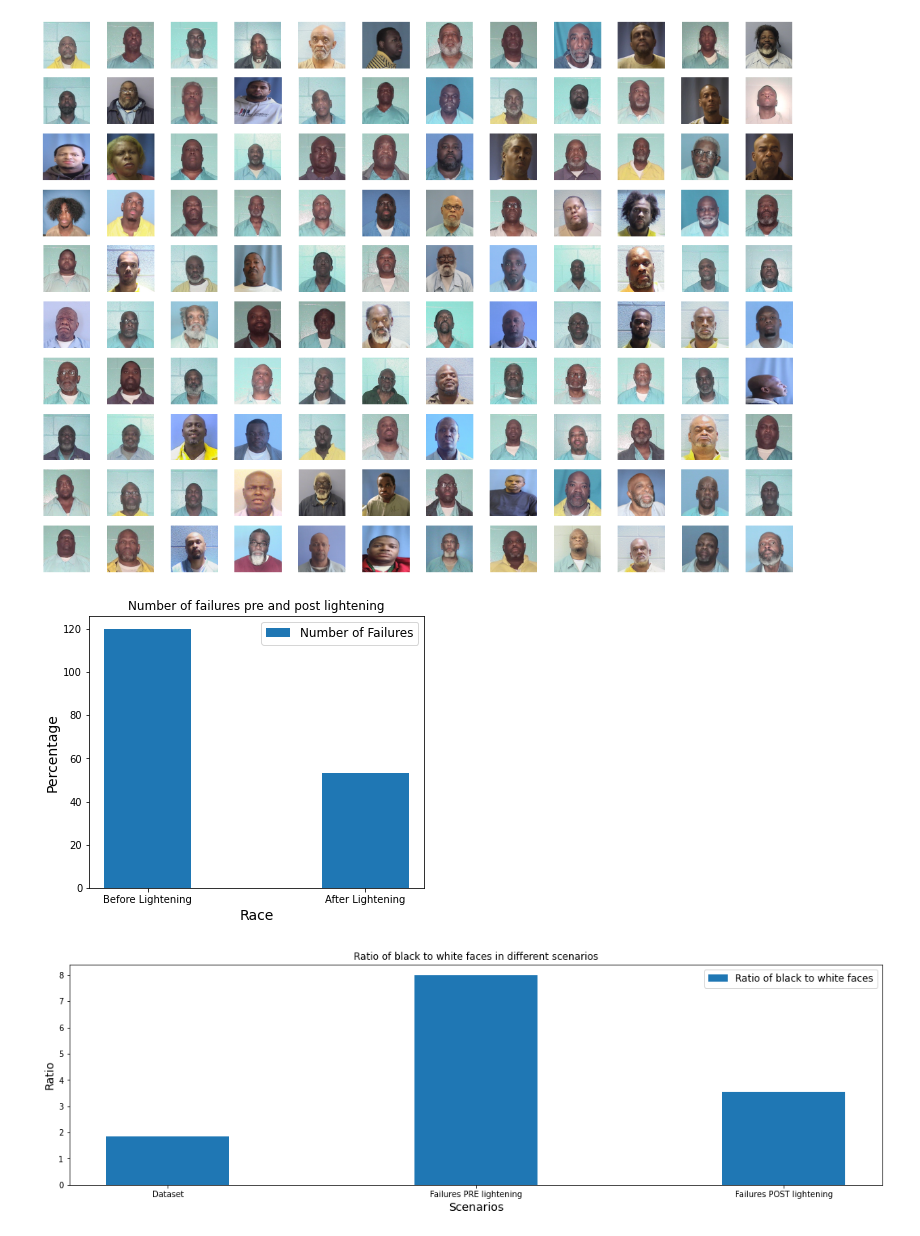
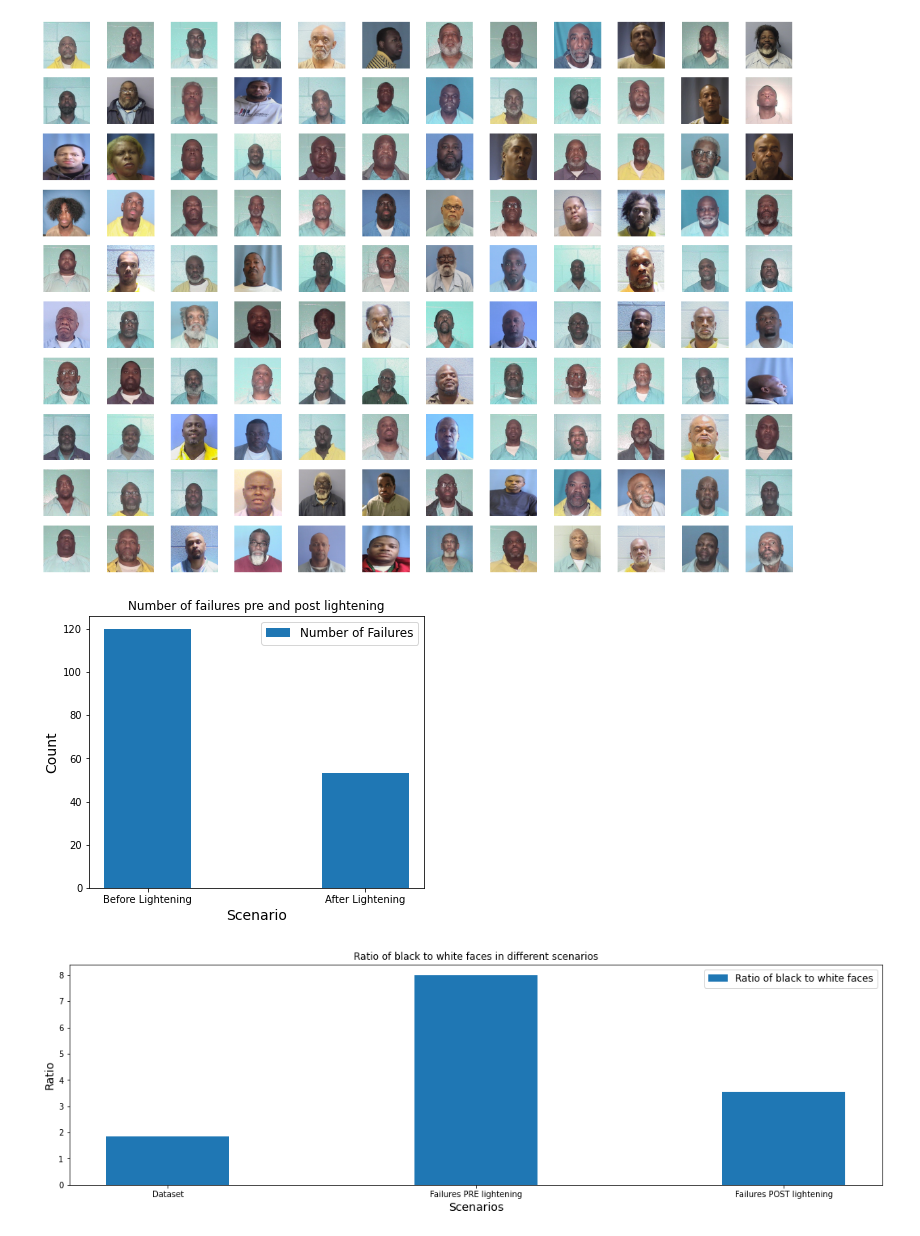
Before and after one commit to Nathaniel-github/AlgorithmicBias, a Jupyter notebook: CycleGAN/Analysis.ipynb, the cells around one changed output. Drawn from its saved outputs; the diff is of its cells as text; code cells hidden in the pictures.

```diff
--- a/CycleGAN/Analysis.ipynb
+++ b/CycleGAN/Analysis.ipynb
@@ -10,16 +10,16 @@ import shutil
 import os
 # %%
 df = pd.read_csv("labels_utf8.csv")
-failed_images = list()
-failed_race = list()
-failed_sex = list()
+# failed_images = list()
+# failed_race = list()
+# failed_sex = list()
 
-for name in tqdm(df['ID']):
-    if len(face_recognition.face_encodings(face_recognition.load_image_file(f"/Users/nathaniel/Downloads/mugshots/front/front/{name}"))) == 0:
-        failed_person = df[df['ID'] == name]
-        failed_images.append(name)
-        failed_race.append(failed_person['Race'].iloc[0])
-        failed_sex.append(failed_person['Sex'].iloc[0])
+# for name in tqdm(df['ID']):
+#     if len(face_recognition.face_encodings(face_recognition.load_image_file(f"/Users/nathaniel/Downloads/mugshots/front/front/{name}"))) == 0:
+#         failed_person = df[df['ID'] == name]
+#         failed_images.append(name)
+#         failed_race.append(failed_person['Race'].iloc[0])
+#         failed_sex.append(failed_person['Sex'].iloc[0])
 # %%
 with open("failed_names", 'wb') as f:
     pickle.dump(failed_images, f)
@@ -239,10 +239,10 @@ print(number_of_failures)
 # %%
 X = ['Before Lightening', 'After Lightening']
 Y = [num_unrecognized_black, number_of_failures]
 
-ez_plot(X, {'Number of Failures': Y}, "Race", "Percentage", "Number of failures pre and post lightening", figsize=(6,5))
+ez_plot(X, {'Number of Failures': Y}, "Scenario", "Count", "Number of failures pre and post lightening", figsize=(6,5))
 # %% [output]
-[figure, old version]
+[figure, new version]
 # %%
 X = ['Dataset', 'Failures PRE lightening', 'Failures POST lightening']
 Y = [num_black/num_white, num_unrecognized_black/num_unrecognized_white, number_of_failures/num_unrecognized_white]
```
